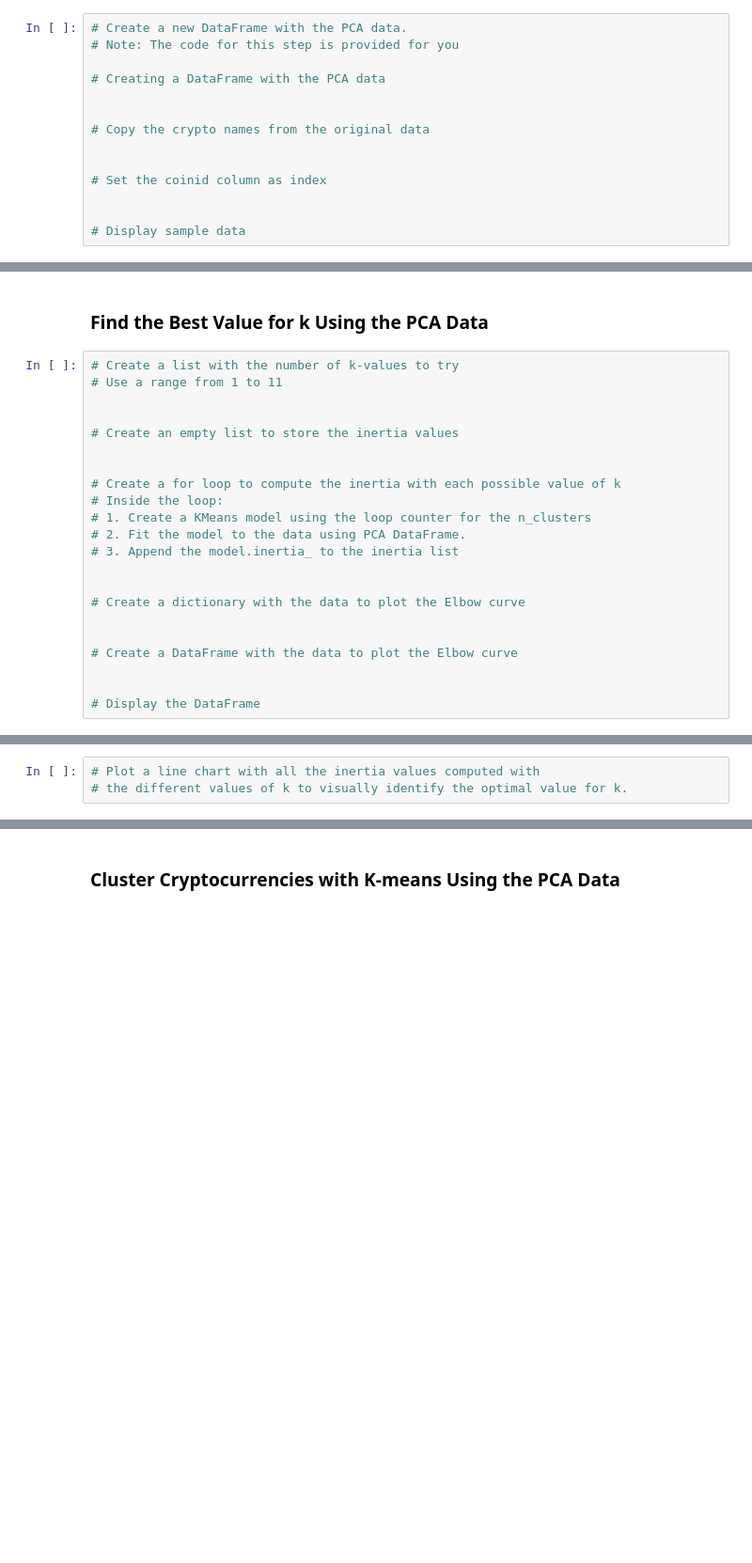
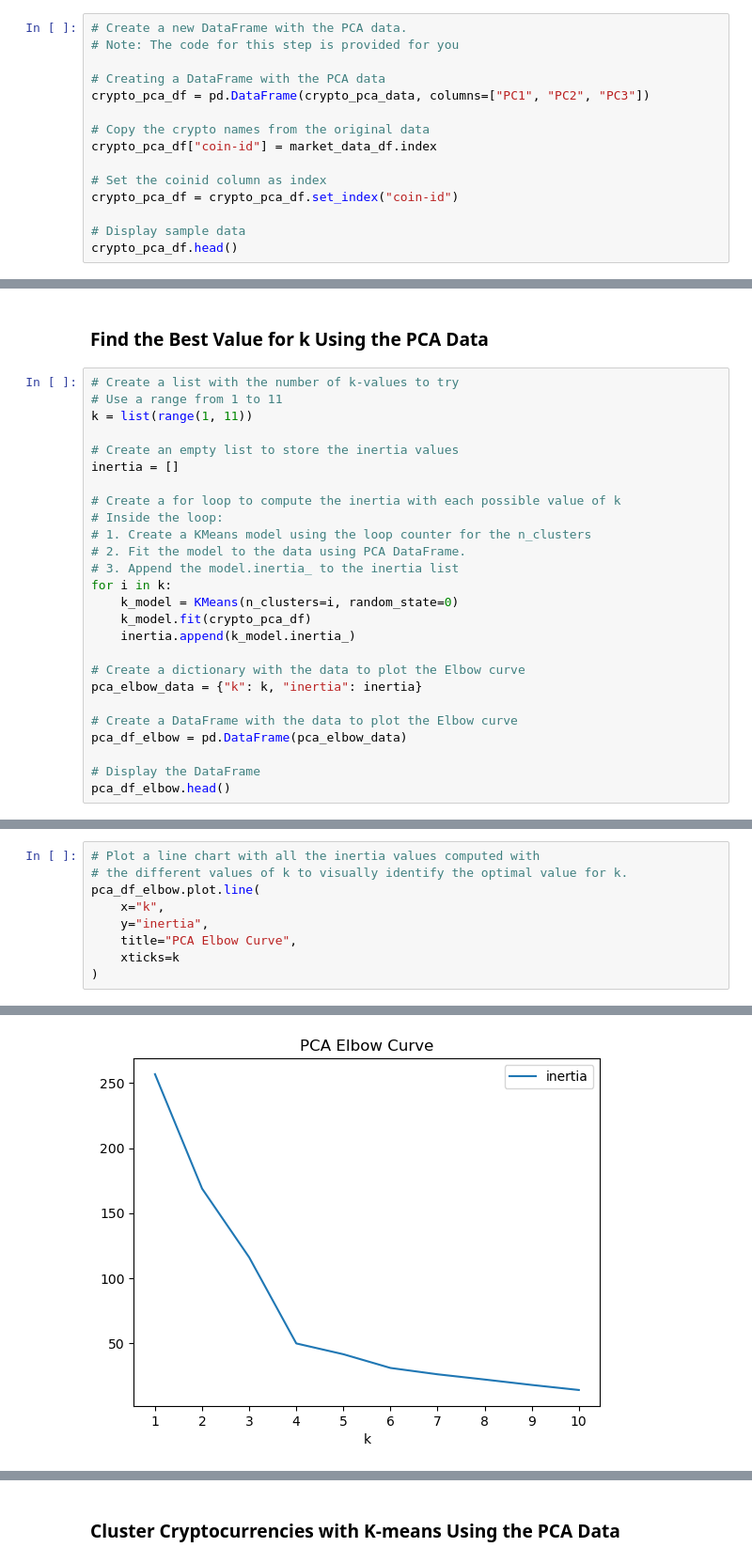
Before and after one commit to m-nicholasnu33/CryptoClustering, a Jupyter notebook: Crypto_Clustering.ipynb, the cells around one changed output, grey strips where cells are left out. Shown: that part at 94% size. Saved outputs shown, nothing was run; the diff lists cells and outputs as text; blank space fills up the shorter version.

```diff
--- a/Crypto_Clustering.ipynb
+++ b/Crypto_Clustering.ipynb
@@ -196,12 +196,13 @@ array([0.3719856 , 0.34700813, 0.17603793])
 # Note: The code for this step is provided for you
 
 # Creating a DataFrame with the PCA data
-
+crypto_pca_df = pd.DataFrame(crypto_pca_data, columns=["PC1", "PC2", "PC3"])
 
 # Copy the crypto names from the original data
-
+crypto_pca_df["coin-id"] = market_data_df.index
 
 # Set the coinid column as index
-
+crypto_pca_df = crypto_pca_df.set_index("coin-id")
 
 # Display sample data
+crypto_pca_df.head()
@@ -210,22 +219,26 @@ array([0.3719856 , 0.34700813, 0.17603793])
 # %%
 # Create a list with the number of k-values to try
 # Use a range from 1 to 11
-
+k = list(range(1, 11))
 
 # Create an empty list to store the inertia values
-
+inertia = []
 
 # Create a for loop to compute the inertia with each possible value of k
 # Inside the loop:
 # 1. Create a KMeans model using the loop counter for the n_clusters
 # 2. Fit the model to the data using PCA DataFrame.
 # 3. Append the model.inertia_ to the inertia list
-
+for i in k:
+    k_model = KMeans(n_clusters=i, random_state=0)
+    k_model.fit(crypto_pca_df)
+    inertia.append(k_model.inertia_)
 
 # Create a dictionary with the data to plot the Elbow curve
-
+pca_elbow_data = {"k": k, "inertia": inertia}
 
 # Create a DataFrame with the data to plot the Elbow curve
-
+pca_df_elbow = pd.DataFrame(pca_elbow_data)
 
 # Display the DataFrame
+pca_df_elbow.head()
@@ -232,3 +252,10 @@ array([0.3719856 , 0.34700813, 0.17603793])
 # %%
 # Plot a line chart with all the inertia values computed with
 # the different values of k to visually identify the optimal value for k.
+pca_df_elbow.plot.line(
+    x="k",
+    y="inertia",
+    title="PCA Elbow Curve",
+    xticks=k
+)
+# %% [output]
@@ -235,3 +263,4 @@ array([0.3719856 , 0.34700813, 0.17603793])
+[figure, added]
 # %% [markdown]
 #### Answer the following questions:
 * **Question:** What is the best value for `k` when using the PCA data?
```
Also changed, not shown: parts of 12 cells of this notebook.
